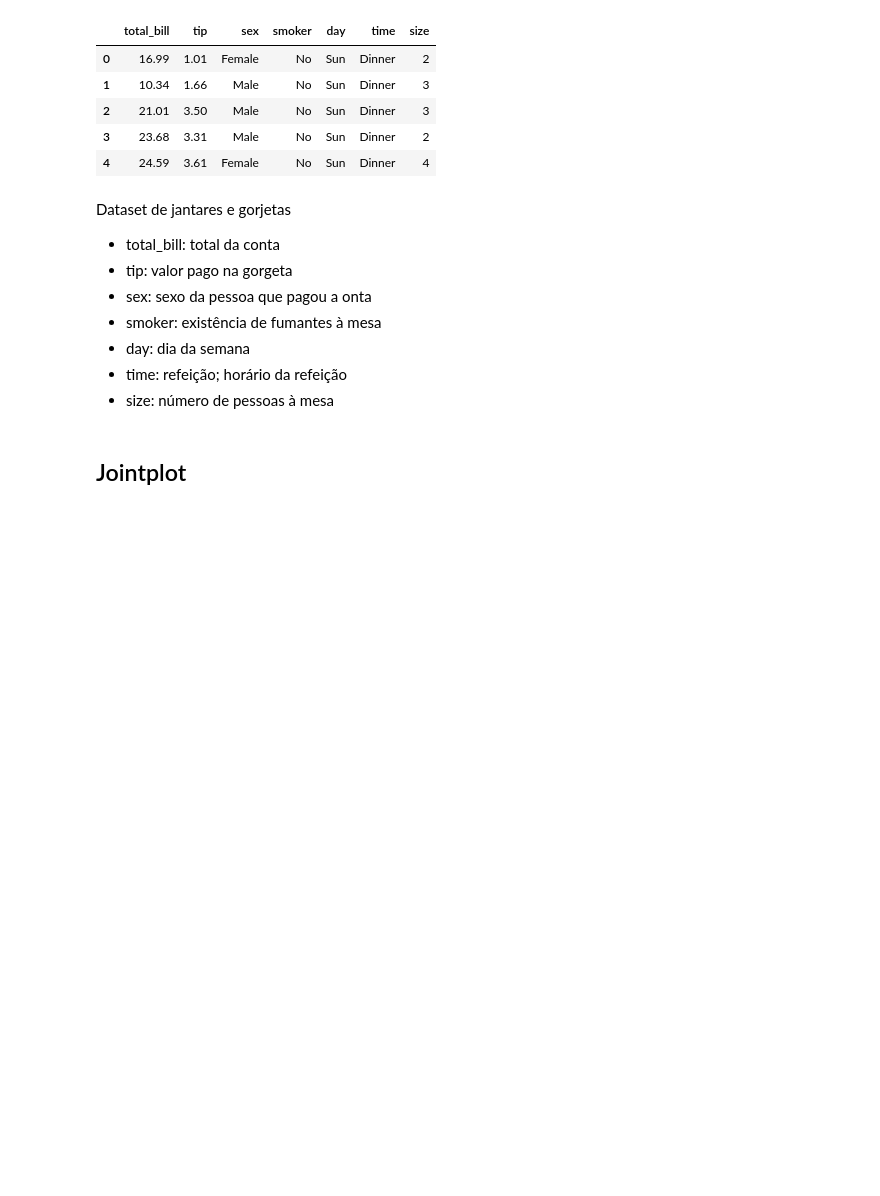
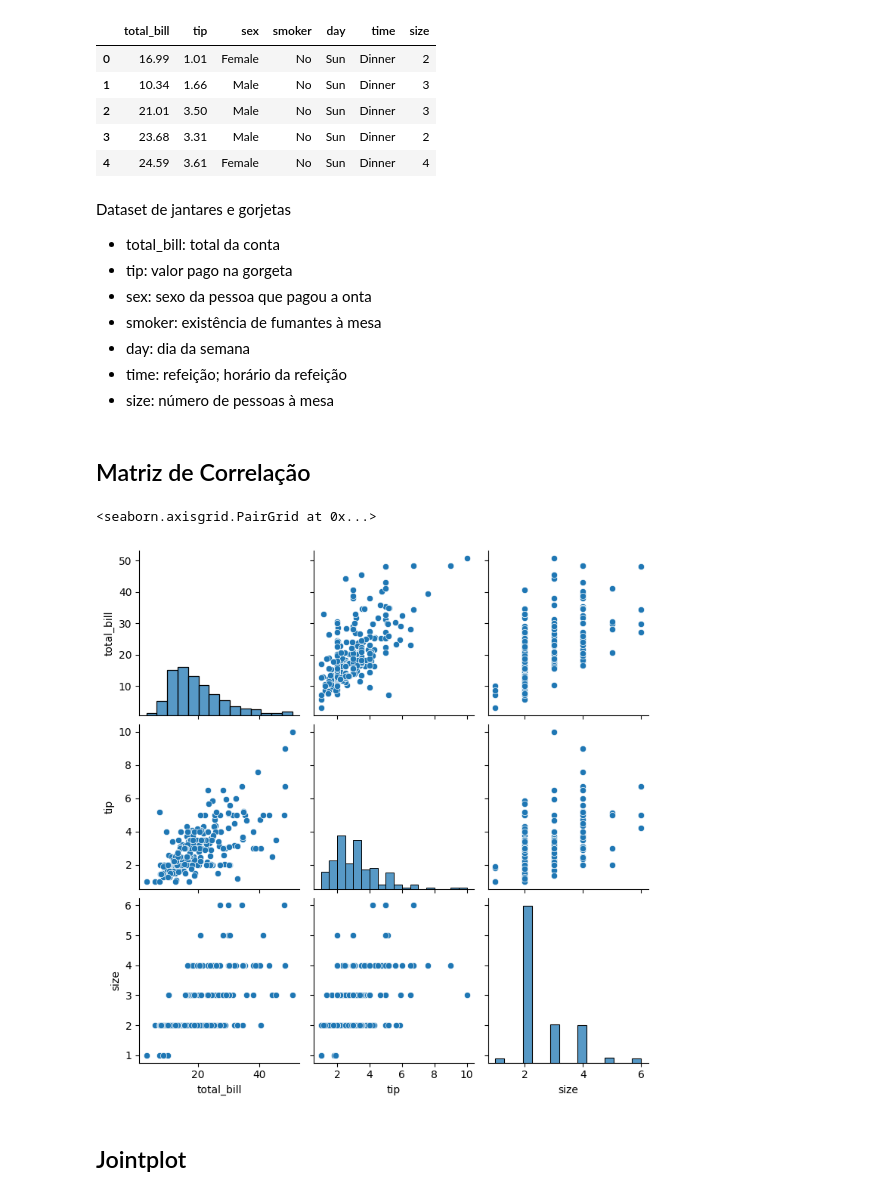
Before and after one commit to F-Neres/Python_for_Data_Science, a Jupyter notebook: Notas/Pacotes/seaborn.ipynb, the cells around one changed output. Cells and saved outputs as stored; diff of their text form; code cells hidden in the pictures; blank space fills up the shorter version.

```diff
--- a/Notas/Pacotes/seaborn.ipynb
+++ b/Notas/Pacotes/seaborn.ipynb
@@ -60,6 +60,13 @@ Dataset de jantares e gorjetas
 * day: dia da semana
 * time: refeição; horário da refeição
 * size: número de pessoas à mesa
+# %% [markdown]
+## Matriz de Correlação
+# %%
+seaborn.pairplot(dados)
+# %% [output]
+<seaborn.axisgrid.PairGrid at 0x...>
+[figure, added]
 # %% [markdown]
 ## Jointplot
 # %%
```
Also changed, not shown: parts of 14 cells of this notebook, 2 other files.
